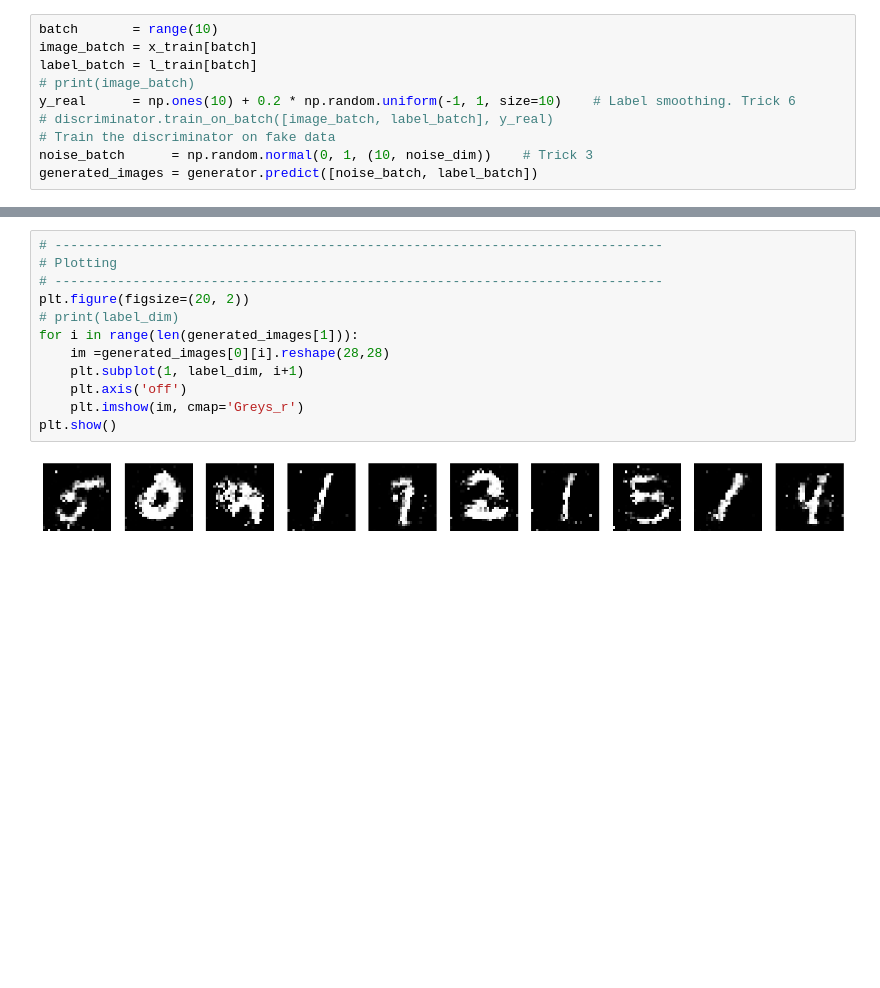
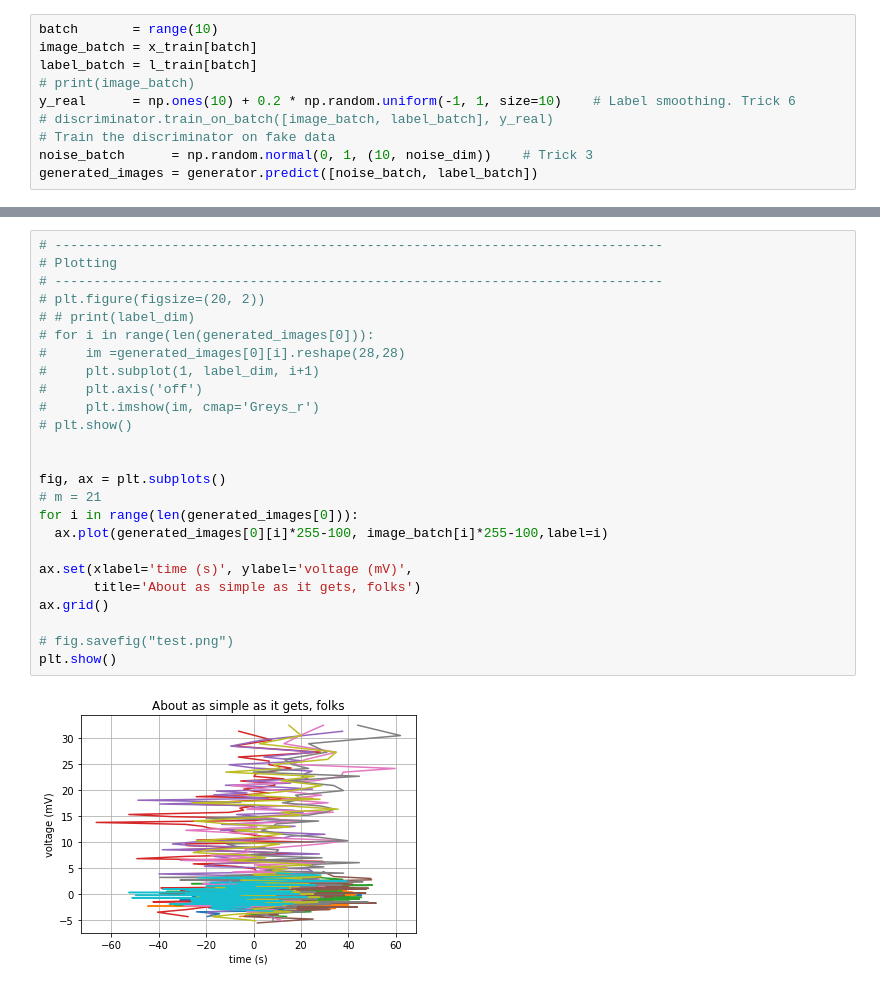
Before and after one commit to seismosmsr/machine_learning, a Jupyter notebook: conditional_gan.ipynb, the cells around one changed output, grey strips where cells are left out. Saved outputs shown, nothing was run; the diff lists cells and outputs as text; blank space fills up the shorter version.

```diff
--- a/conditional_gan.ipynb
+++ b/conditional_gan.ipynb
@@ -1093,14 +1107,27 @@ array([ 0.32847103,  0.35055608,  0.05153294,  0.4312019 ,  0.3941673 ,
 # %%
 # ------------------------------------------------------------------------------
 # Plotting
 # ------------------------------------------------------------------------------
-plt.figure(figsize=(20, 2))
-# print(label_dim)
-for i in range(len(generated_images[1])):
-    im =generated_images[0][i].reshape(28,28)
-    plt.subplot(1, label_dim, i+1)
-    plt.axis('off')
-    plt.imshow(im, cmap='Greys_r')
+# plt.figure(figsize=(20, 2))
+# # print(label_dim)
+# for i in range(len(generated_images[0])):
+#     im =generated_images[0][i].reshape(28,28)
+#     plt.subplot(1, label_dim, i+1)
+#     plt.axis('off')
+#     plt.imshow(im, cmap='Greys_r')
+# plt.show()
+
+
+fig, ax = plt.subplots()
+# m = 21
+for i in range(len(generated_images[0])):
+  ax.plot(generated_images[0][i]*255-100, image_batch[i]*255-100,label=i)
+
+ax.set(xlabel='time (s)', ylabel='voltage (mV)',
+       title='About as simple as it gets, folks')
+ax.grid()
+
+# fig.savefig("test.png")
 plt.show()
 # %% [output]
-[figure, old version]
+[figure, new version]
```
Also changed, not shown: parts of 3 cells of this notebook.
